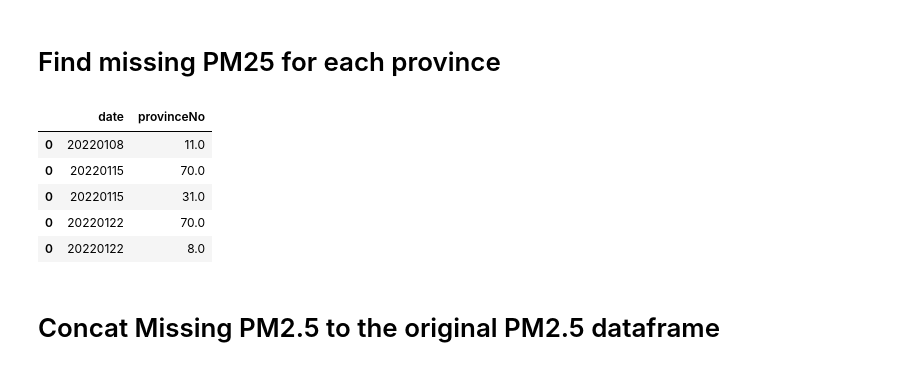
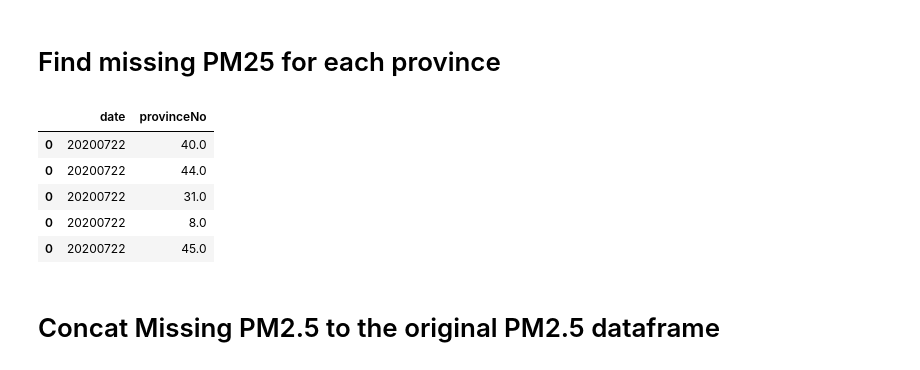
Before and after one commit to Peemajoke/DataSciProject2, a Jupyter notebook: Code/ProjectCode.ipynb, the cells around one changed output. Cells and saved outputs as stored; diff of their text form; code cells hidden in the pictures.

```diff
--- a/Code/ProjectCode.ipynb
+++ b/Code/ProjectCode.ipynb
@@ -104,2 +100,8 @@ provinceName=['เชียงราย',
 # %%
-dataframe["areaTH"].replace({"แขวงคลองกุ่ม เขตบึงกุ่ม":"กรุงเทพฯ","เขตปลอดอากรท่าอากาศยานสุวรรณภูมิ":"สมุทรปราการ","หมู่บ้านทูแกรนด์โมนาโค":"กรุงเทพฯ","หมู่บ้านแกรนด์โมนาโค":"กรุงเทพฯ","หมู่บ้านลลิน กรีนวิลล์":"กรุงเทพฯ","แขวงดอกไม้ เขตประเวศ, กรุงเทพมหานคร":"กรุงเทพฯ"},inplace=True)
+dataframe["areaTH"].replace({"แขวงคลองกุ่ม เขตบึงกุ่ม":"กรุงเทพฯ",
+                            "เขตปลอดอากรท่าอากาศยานสุวรรณภูมิ":"สมุทรปราการ",
+                            "หมู่บ้านทูแกรนด์โมนาโค":"กรุงเทพฯ",
+                            "หมู่บ้านแกรนด์โมนาโค":"กรุงเทพฯ",
+                            "หมู่บ้านลลิน กรีนวิลล์":"กรุงเทพฯ",
+                            "แขวงดอกไม้ เขตประเวศ, กรุงเทพมหานคร":"กรุงเทพฯ"},
+                            inplace=True)
@@ -374,14 +358,14 @@ for d in validDate:
         )
         missingPM25ProvinceForEachDay = pd.concat([missingPM25ProvinceForEachDay,dfMissing],axis=0)
 # %%
-missingPM25ProvinceForEachDay.tail()
+missingPM25ProvinceForEachDay.head()
 # %% [output]
 |  | date | provinceNo |
-| 0 | 20220108 | 11.0 |
-| 0 | 20220115 | 70.0 |
-| 0 | 20220115 | 31.0 |
-| 0 | 20220122 | 70.0 |
-| 0 | 20220122 | 8.0 |
+| 0 | 20200722 | 40.0 |
+| 0 | 20200722 | 44.0 |
+| 0 | 20200722 | 31.0 |
+| 0 | 20200722 | 8.0 |
+| 0 | 20200722 | 45.0 |
 # %%
 missingPM25ProvinceForEachDay.to_csv('../MissingPM25Date-Province/MissingPM25ForEachDateForEachProvince.csv')
 # %% [markdown]
```
Also changed, not shown: parts of 58 cells of this notebook, 2 other files.
